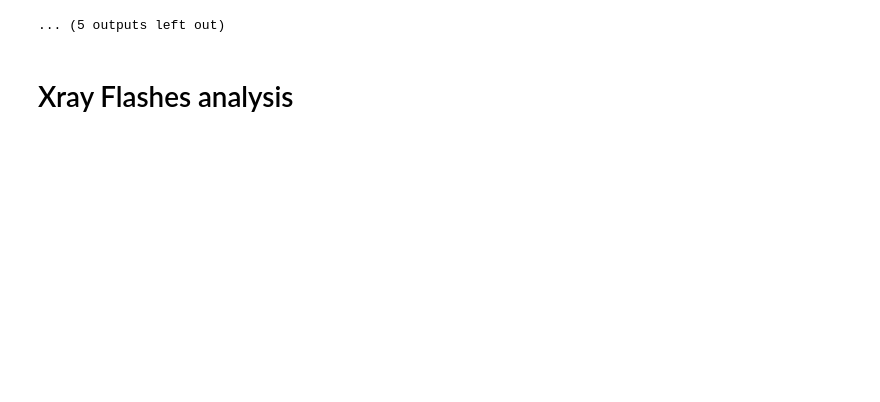
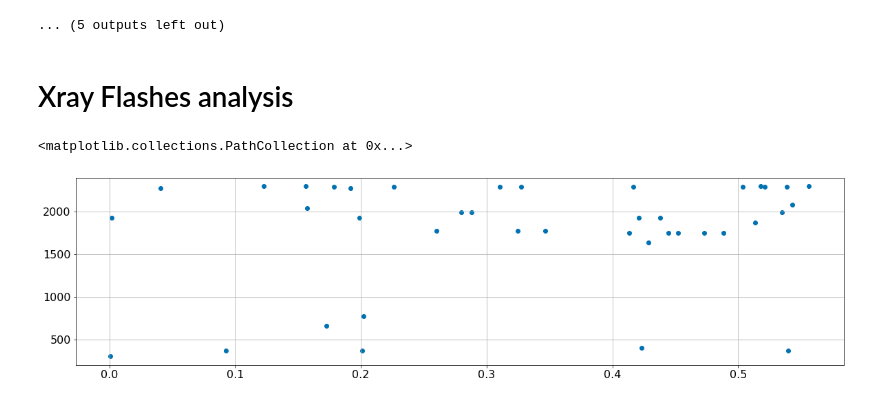
Before and after one commit to NotCouchpot80/PHYS3080-Ladder-Project, a Jupyter notebook: Code/3D-BGMM-DL.ipynb, the cells around one changed output. Drawn from its saved outputs; the diff is of its cells as text; code cells hidden in the pictures; blank space fills up the shorter version.

Commit message:
save
addressing bug in hubble constant

```diff
--- a/Code/3D-BGMM-DL.ipynb
+++ b/Code/3D-BGMM-DL.ipynb
@@ -516,3 +539,38 @@ for cluster in clusters:
     totalPointsC = totalPointsC + len(cluster)
 # %% [markdown]
 # Xray Flashes analysis
+# %%
+sortedXrayFlashes = xRayflashes[xRayflashes[:, 2].argsort()]          # sortedXrayFlashes row = [x,y,lum,Distance,RV]
+brightFlash = sortedXrayFlashes[np.argmax(sortedXrayFlashes[:,2]),:]
+xy2cluster = []
+
+for i, clusterstat in enumerate(clusterStats):
+    xy2cluster.append(np.sqrt(np.square(brightFlash[0]-clusterstat[0][0]) + np.square(brightFlash[1]-clusterstat[0][1])))
+D = (clusterStats[np.argmin(xy2cluster)][0][2])
+
+abLum=brightFlash[2]*np.square(D) #luminosity * distance^2
+sortedXrayFlashes = np.c_[sortedXrayFlashes,np.sqrt(abLum/sortedXrayFlashes[:,2])/1000000] # add Distance in Mpc column to sorted candles
+
+xrayRV = []
+for i, xray in enumerate(sortedXrayFlashes):
+    xrayRV.append(fuzzies[np.argmin(np.sqrt(np.square(fuzzies[:,1].astype(np.float)-xray[0]) + np.square(fuzzies[:,2].astype(np.float)-xray[1]))),7].astype(np.float))
+sortedXrayFlashes = np.c_[sortedXrayFlashes, np.array(xrayRV)]
+
+
+def func(x, a):
+    return a*x
+
+H0,H0cov=sp.optimize.curve_fit(func,sortedXrayFlashes[:,3],sortedXrayFlashes[:,4])
+
+
+#plot
+Hubble = mpl.pyplot.figure()
+ax1 = Hubble.add_subplot(1, 1, 1)
+plt.grid()
+test=sortedXrayFlashes[:,3]
+test=sortedXrayFlashes[:,4]
+mpl.pyplot.scatter(sortedXrayFlashes[:,3],sortedXrayFlashes[:,4])
+# plt.plot(sortedXrayFlashes[:,3], func(sortedXrayFlashes[:,3],H0))
+# %% [output]
+<matplotlib.collections.PathCollection at 0x...>
+[figure, added]
```
Also changed, not shown: parts of 6 cells of this notebook.
